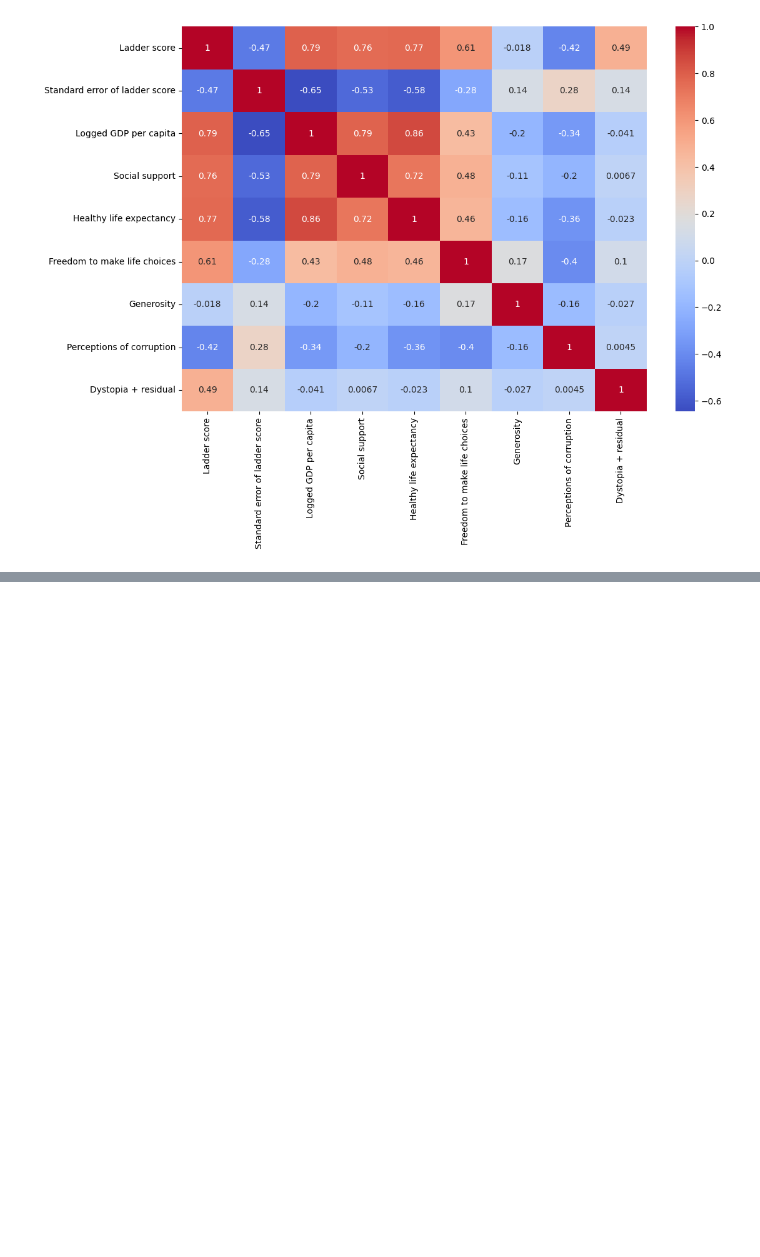
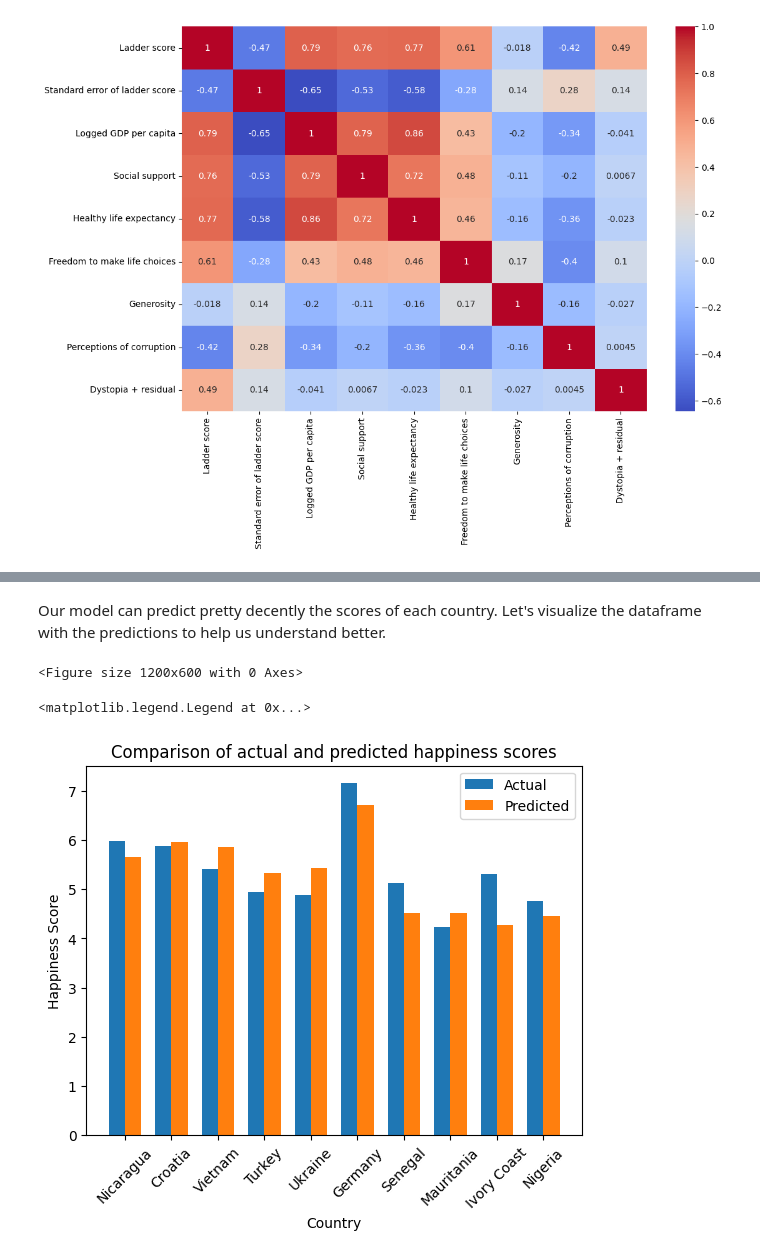
Before and after one commit to zeke-code/World-Happiness-Analysis, a Jupyter notebook: world_happiness.ipynb, the cells around one changed output, grey strips where cells are left out. Drawn from its saved outputs; the diff is of its cells as text; code cells hidden in the pictures; blank space fills up the shorter version.

Commit message:
Add linear regression model

```diff
--- a/world_happiness.ipynb
+++ b/world_happiness.ipynb
@@ -265,0 +291,8 @@ The main notions that we get from this correlation matrix is that countries are
+# %%
+# reg.predict() makes predictions on our data X.
+predictions = reg.predict(X)
+# %%
+# Let's create a new dataframe that contains our predicted scores.
+lin_df = df
+lin_df['Predicted Happiness Score'] = predictions
+lin_df
@@ -265,0 +313,22 @@ The main notions that we get from this correlation matrix is that countries are
+# %% [markdown]
+Our model can predict pretty decently the scores of each country. Let's visualize the dataframe with the predictions to help us understand better.
+# %%
+# As a sample, we will use 10 random countries from our dataset.
+sample_countries = lin_df.sample(10)
+# %%
+# Let's create a chart where we compare real happiness score to predicted happiness score.
+plt.figure(figsize=(12, 6))
+indices = np.arange(len(sample_countries))
+# %% [output]
+<Figure size 1200x600 with 0 Axes>
+# %%
+plt.bar(indices - 0.35/2, sample_countries['Ladder score'], 0.35, label='Actual')
+plt.bar(indices + 0.35/2, sample_countries['Predicted Happiness Score'], 0.35, label='Predicted')
+plt.xlabel('Country')
+plt.ylabel('Happiness Score')
+plt.title('Comparison of actual and predicted happiness scores')
+plt.xticks(indices, sample_countries['Country name'], rotation=45)
+plt.legend()
+# %% [output]
+<matplotlib.legend.Legend at 0x...>
+[figure, added]
```
Also changed, not shown: parts of 9 cells of this notebook.
